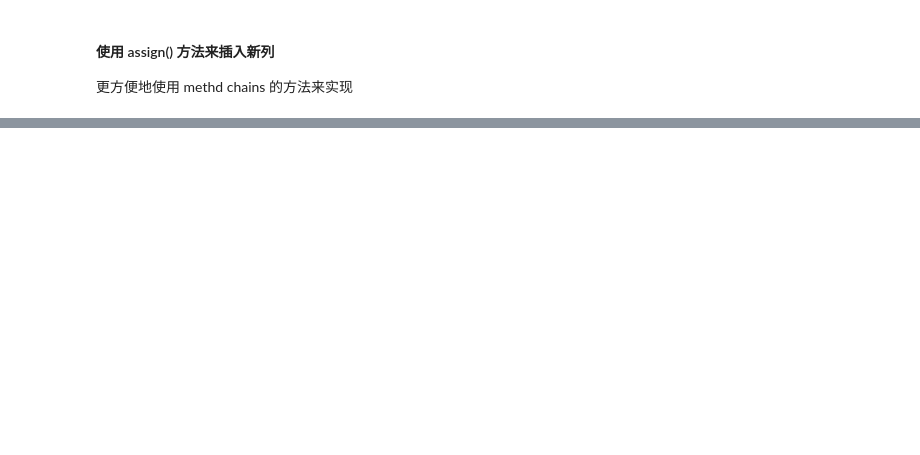
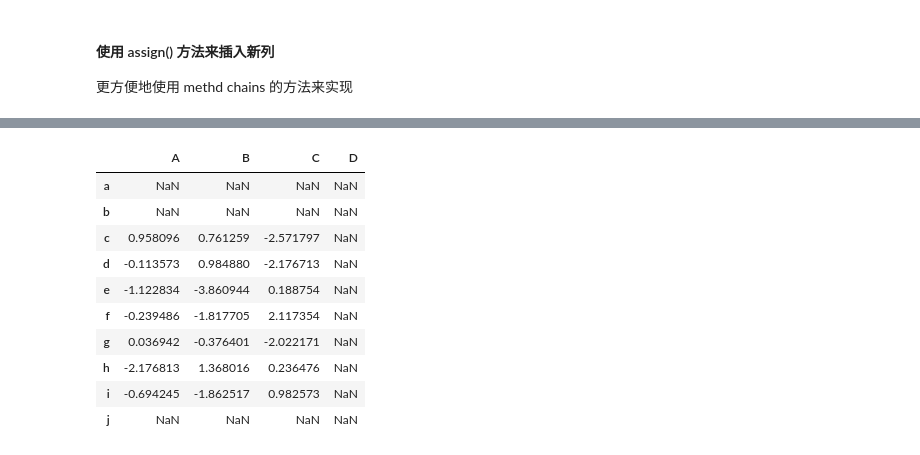
Before and after one commit to kamidox/pandas_tutor, a Jupyter notebook: core_data_structure.ipynb, the cells around one changed output, grey strips where cells are left out. Drawn from its saved outputs; the diff is of its cells as text; code cells hidden in the pictures; blank space fills up the shorter version.

```diff
--- a/core_data_structure.ipynb
+++ b/core_data_structure.ipynb
@@ -526,0 +607,3 @@ df.assign(AB_Ratio = lambda x: x.A / x.B).assign(ABD_Ratio = lambda x: x.AB_Rati
+# %%
+df2 = pd.DataFrame(np.random.randn(7, 3), index=list('cdefghi'), columns=['A', 'B', 'C'])
+df2
@@ -526,0 +619,14 @@ df.assign(AB_Ratio = lambda x: x.A / x.B).assign(ABD_Ratio = lambda x: x.AB_Rati
+# %%
+df1 + df2
+# %% [output]
+|  | A | B | C | D |
+| a | NaN | NaN | NaN | NaN |
+| b | NaN | NaN | NaN | NaN |
+| c | 0.958096 | 0.761259 | -2.571797 | NaN |
+| d | -0.113573 | 0.984880 | -2.176713 | NaN |
+| e | -1.122834 | -3.860944 | 0.188754 | NaN |
+| f | -0.239486 | -1.817705 | 2.117354 | NaN |
+| g | 0.036942 | -0.376401 | -2.022171 | NaN |
+| h | -2.176813 | 1.368016 | 0.236476 | NaN |
+| i | -0.694245 | -1.862517 | 0.982573 | NaN |
+| j | NaN | NaN | NaN | NaN |
```
Also changed, not shown: parts of 59 cells of this notebook.
